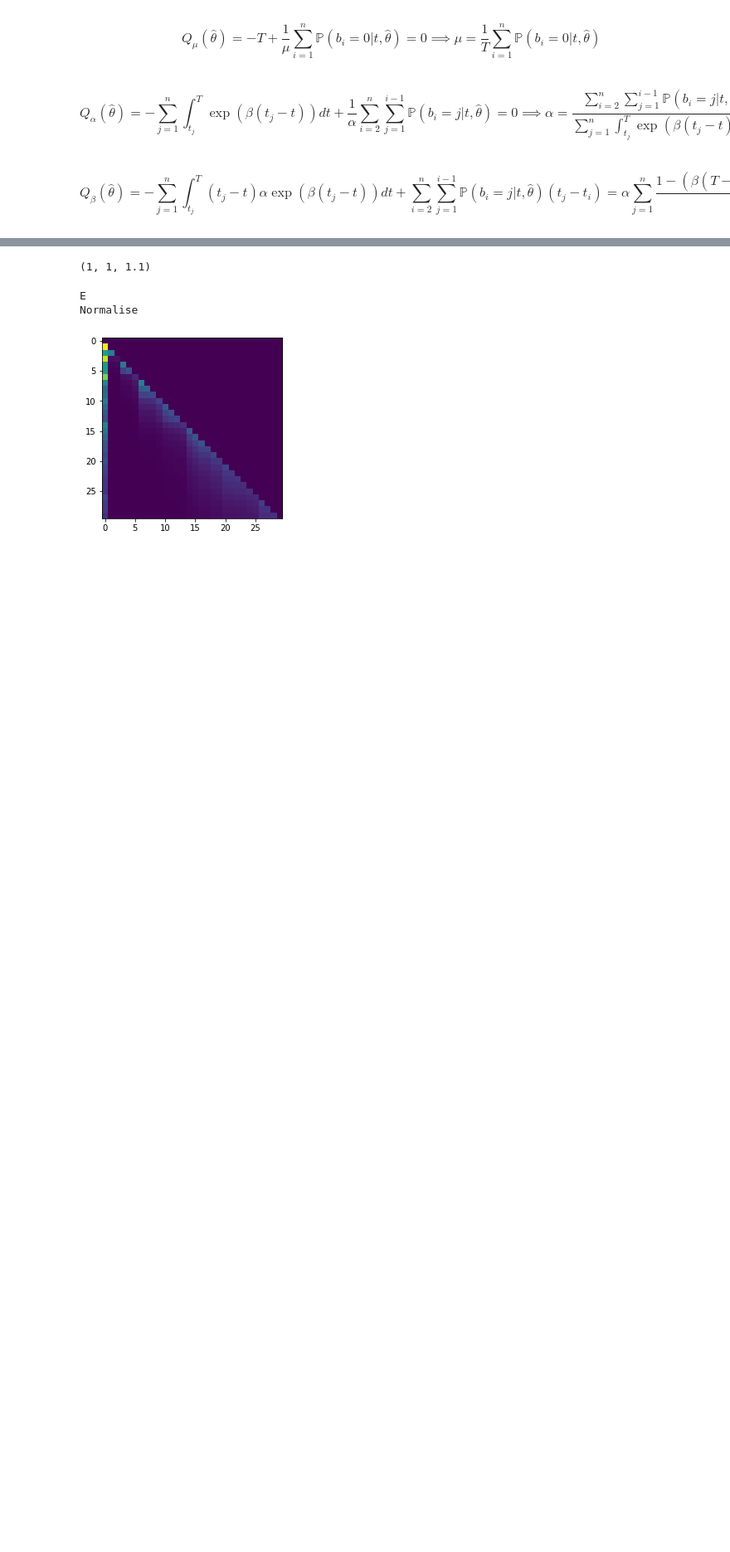
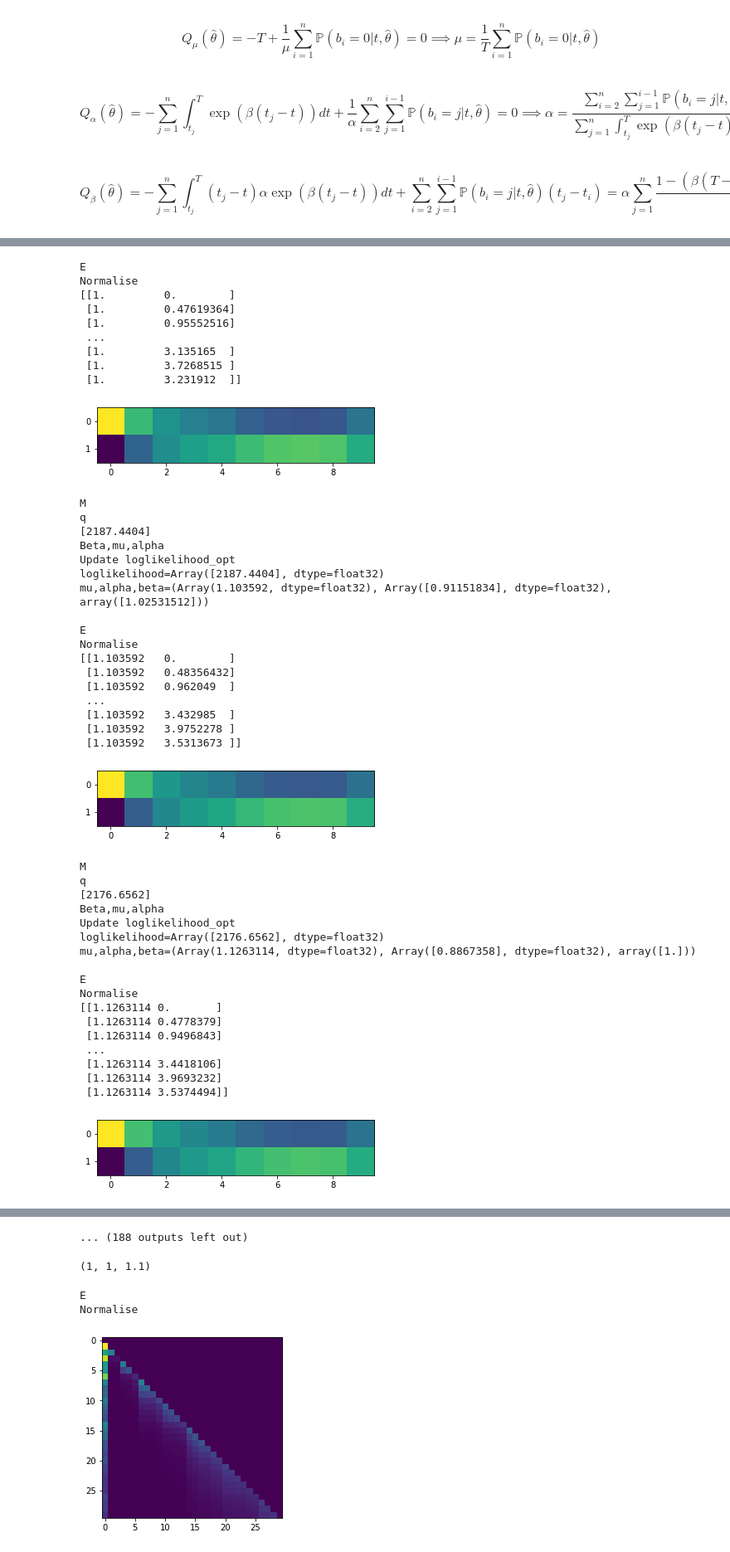
Before and after one commit to odenpetersen/order-book-hawkes, a Jupyter notebook: analysis/Hawkes Process EM Algorithm.ipynb, the cells around one changed output, grey strips where cells are left out. Shown at 83% size. Drawn from its saved outputs; the diff is of its cells as text; code cells hidden in the pictures; blank space fills up the shorter version.

```diff
--- a/analysis/Hawkes Process EM Algorithm.ipynb
+++ b/analysis/Hawkes Process EM Algorithm.ipynb
@@ -115,0 +398,49 @@ del x
+# %%
+em(events,T,theta_guess=[1,1,1.2])
+# %% [output]
+E
+Normalise
+[[1.         0.        ]
+ [1.         0.47619364]
+ [1.         0.95552516]
+ ...
+ [1.         3.135165  ]
+ [1.         3.7268515 ]
+ [1.         3.231912  ]]
+[figure, added]
+M
+q
+[2187.4404]
+Beta,mu,alpha
+Update loglikelihood_opt
+loglikelihood=Array([2187.4404], dtype=float32)
+mu,alpha,beta=(Array(1.103592, dtype=float32), Array([0.91151834], dtype=float32), array([1.02531512]))
+
+E
+Normalise
+[[1.103592   0.        ]
+ [1.103592   0.48356432]
+ [1.103592   0.962049  ]
+ ...
+ [1.103592   3.432985  ]
+ [1.103592   3.9752278 ]
+ [1.103592   3.5313673 ]]
+[figure, added]
+M
+q
+[2176.6562]
+Beta,mu,alpha
+Update loglikelihood_opt
+loglikelihood=Array([2176.6562], dtype=float32)
+mu,alpha,beta=(Array(1.1263114, dtype=float32), Array([0.8867358], dtype=float32), array([1.]))
+
+E
+Normalise
+[[1.1263114 0.       ]
+ [1.1263114 0.4778379]
+ [1.1263114 0.9496843]
+ ...
+ [1.1263114 3.4418106]
+ [1.1263114 3.9693232]
+ [1.1263114 3.5374494]]
+[figure, added]
@@ -116,3 +501,4 @@ del x
+... (188 outputs left out)
 # %%
 def em(events, T, theta_guess = [0.5,0.5,0.5], steps=1000, learning_rate=0.01):
     mu,alpha,beta = theta_guess
```
Also changed, not shown: parts of 23 cells of this notebook, 24 other files.
